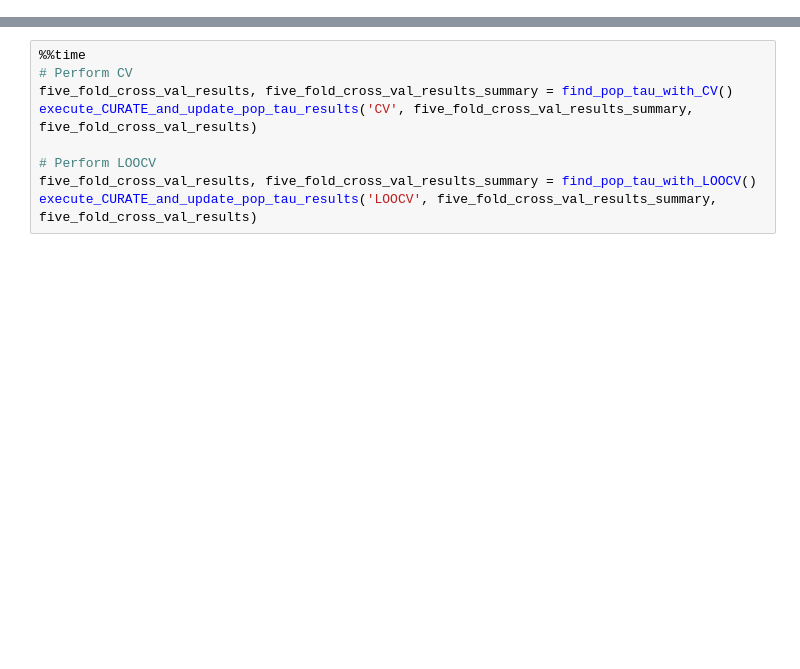
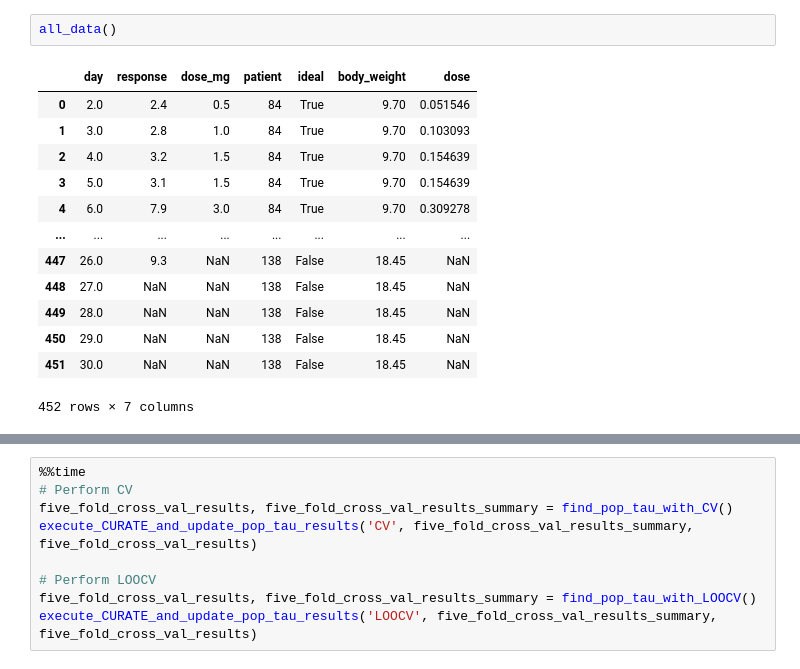
Before and after one commit to tshibei/retro_ped_liver_transplant, a Jupyter notebook: retro_PLT.ipynb, the cells around one changed output, grey strips where cells are left out. Saved outputs shown, nothing was run; the diff lists cells and outputs as text; blank space fills up the shorter version.

```diff
--- a/retro_PLT.ipynb
+++ b/retro_PLT.ipynb
@@ -49,0 +60,16 @@ Wall time: 4min 33s
+# %%
+all_data()
+# %% [output]
+|  | day | response | dose_mg | patient | ideal | body_weight | dose |
+| 0 | 2.0 | 2.4 | 0.5 | 84 | True | 9.70 | 0.051546 |
+| 1 | 3.0 | 2.8 | 1.0 | 84 | True | 9.70 | 0.103093 |
+| 2 | 4.0 | 3.2 | 1.5 | 84 | True | 9.70 | 0.154639 |
+| 3 | 5.0 | 3.1 | 1.5 | 84 | True | 9.70 | 0.154639 |
+| 4 | 6.0 | 7.9 | 3.0 | 84 | True | 9.70 | 0.309278 |
+| ... | ... | ... | ... | ... | ... | ... | ... |
+| 447 | 26.0 | 9.3 | NaN | 138 | False | 18.45 | NaN |
+| 448 | 27.0 | NaN | NaN | 138 | False | 18.45 | NaN |
+| 449 | 28.0 | NaN | NaN | 138 | False | 18.45 | NaN |
+| 450 | 29.0 | NaN | NaN | 138 | False | 18.45 | NaN |
+| 451 | 30.0 | NaN | NaN | 138 | False | 18.45 | NaN |
+452 rows × 7 columns
```
Also changed, not shown: parts of 14 cells of this notebook, 12 other files.
